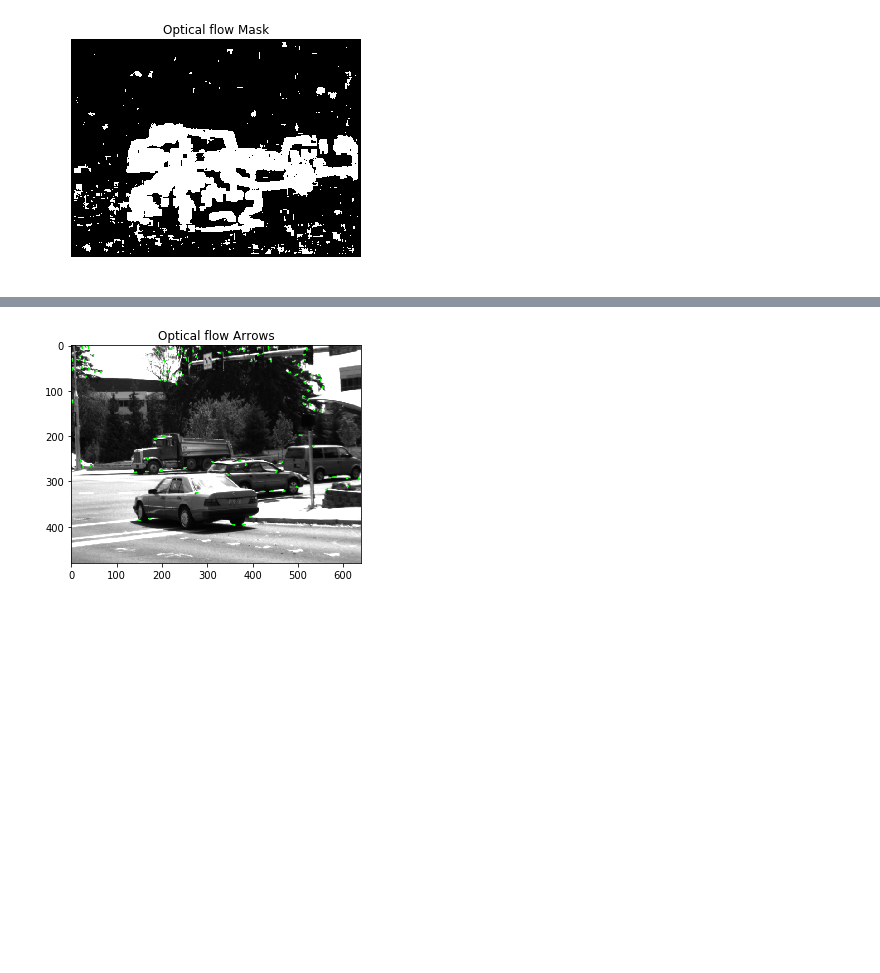
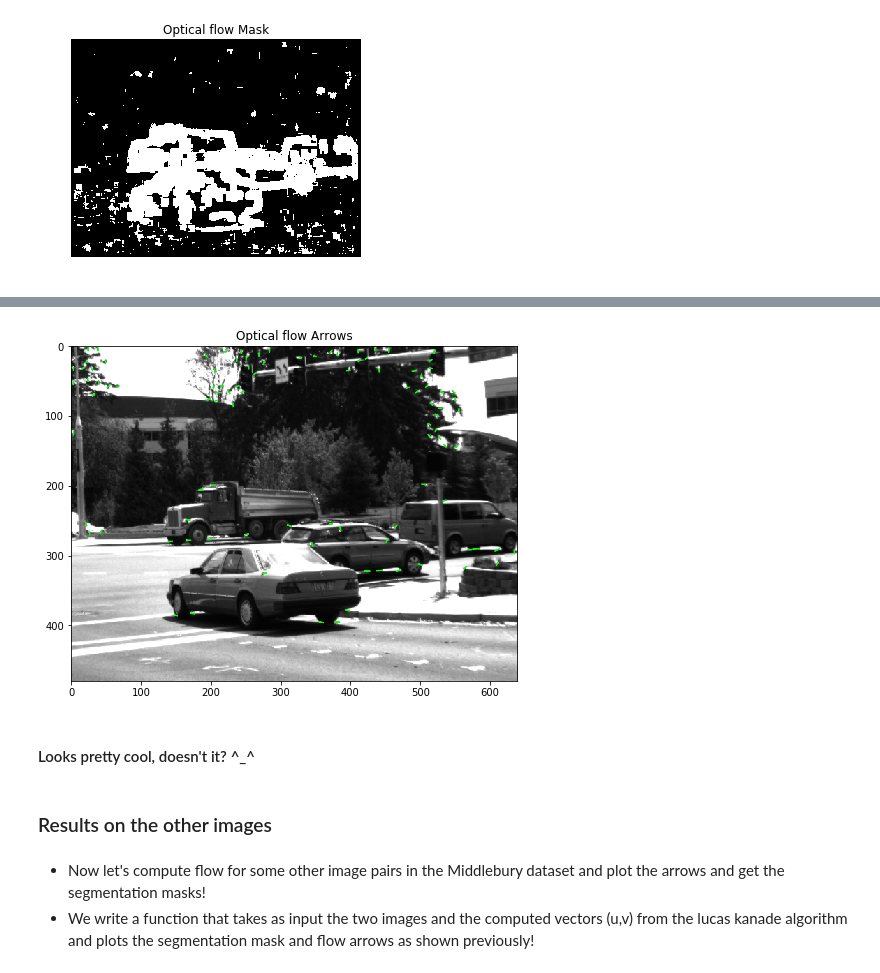
Before and after one commit to BonJovi1/Optical-Flow, a Jupyter notebook: code.ipynb, the cells around one changed output, grey strips where cells are left out. Drawn from its saved outputs; the diff is of its cells as text; code cells hidden in the pictures; blank space fills up the shorter version.

Commit message:
segmentation and tracking

```diff
--- a/code.ipynb
+++ b/code.ipynb
@@ -172,15 +174,22 @@ plt.show()
 # %%
-fig = plt.figure()
+fig = plt.figure(figsize=(8,8))
 ax = fig.add_subplot(1,1,1)
 ax.imshow(img1g,cmap='gray')
 ax.set_title("Optical flow Arrows")
 
 kp = cv2.goodFeaturesToTrack(img1g, 100, 0.01, 10, 3)
 for arrow_ind in kp:
     x,y = arrow_ind[0]
     y = int(y)
     x = int(x)
     ax.arrow(x,y,u1[y,x],v1[y,x],head_width = 1, head_length = 5, color = (0,1,0))
 plt.show()
 # %% [output]
-[figure, old version]
+[figure, new version]
+# %% [markdown]
+#### Looks pretty cool, doesn't it? ^_^
+# %% [markdown]
+### Results on the other images
+# %% [markdown]
+- Now let's compute flow for some other image pairs in the Middlebury dataset and plot the arrows and get the segmentation masks!
+- We write a function that takes as input the two images and the computed vectors (u,v) from the lucas kanade algorithm and plots the segmentation mask and flow arrows as shown previously!
```
Also changed, not shown: parts of 44 cells of this notebook, 13 other files.
